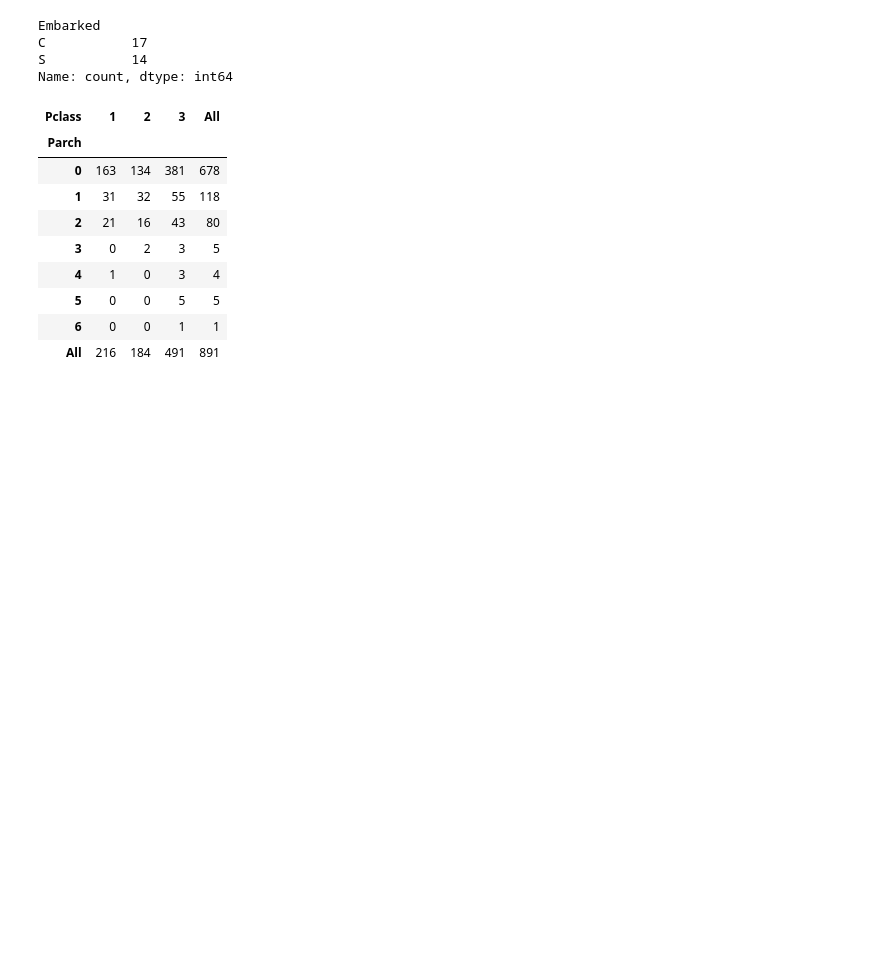
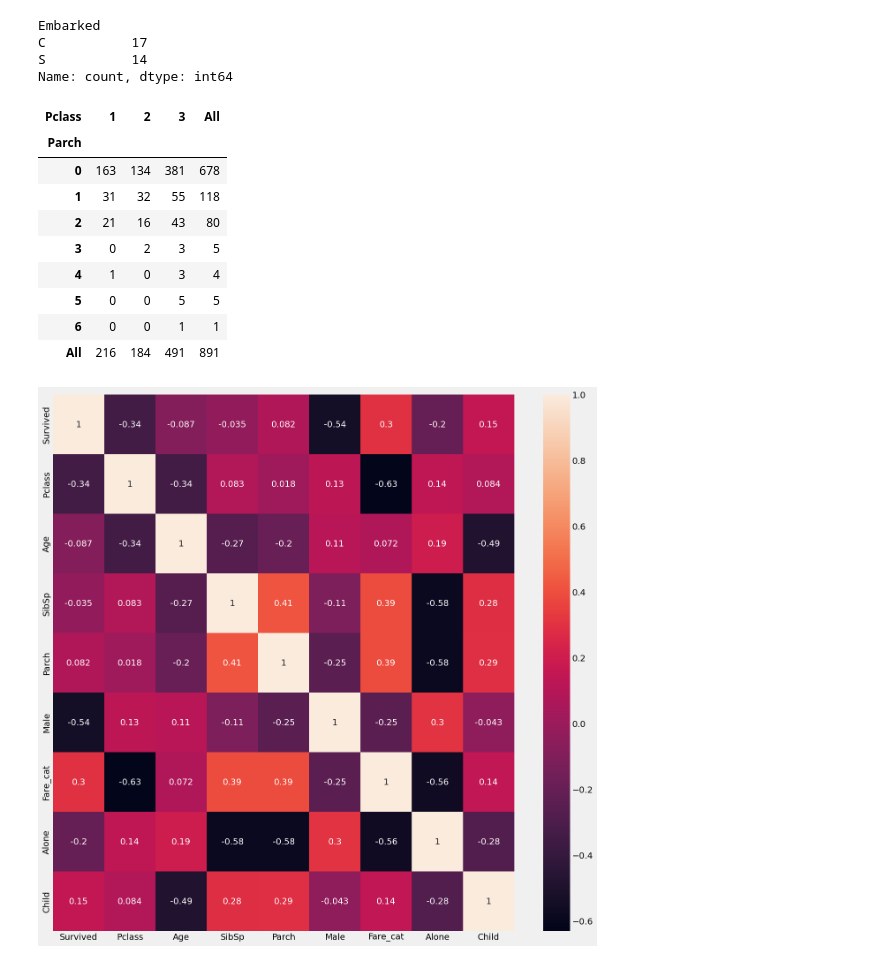
Before and after one commit to Danchesy/Titanic, a Jupyter notebook: eda.ipynb, the cells around one changed output. Saved outputs shown, nothing was run; the diff lists cells and outputs as text; code cells hidden in the pictures; blank space fills up the shorter version.

```diff
--- a/eda.ipynb
+++ b/eda.ipynb
@@ -246,7 +217,11 @@ pd.crosstab(df.Parch, df.Pclass, margins=True).style.background_gradient(cmap='s
 | 6 | 0 | 0 | 1 | 1 |
 | All | 216 | 184 | 491 | 891 |
 # %%
-# fig = plt.figure(figsize=(15,15))
-# sns.heatmap(df.drop(columns=['Initial', 'Embarked']).corr(), annot=True)
-# plt.show()
+df1 = FeatureEngineer().fit_transform(df)
+
+fig = plt.figure(figsize=(15,15))
+sns.heatmap(df1.drop(columns=['Initial', 'Embarked']).corr(), annot=True)
+plt.show()
+# %% [output]
+[figure, added]
 # %%
```
Also changed, not shown: parts of 37 cells of this notebook, 3 other files.
